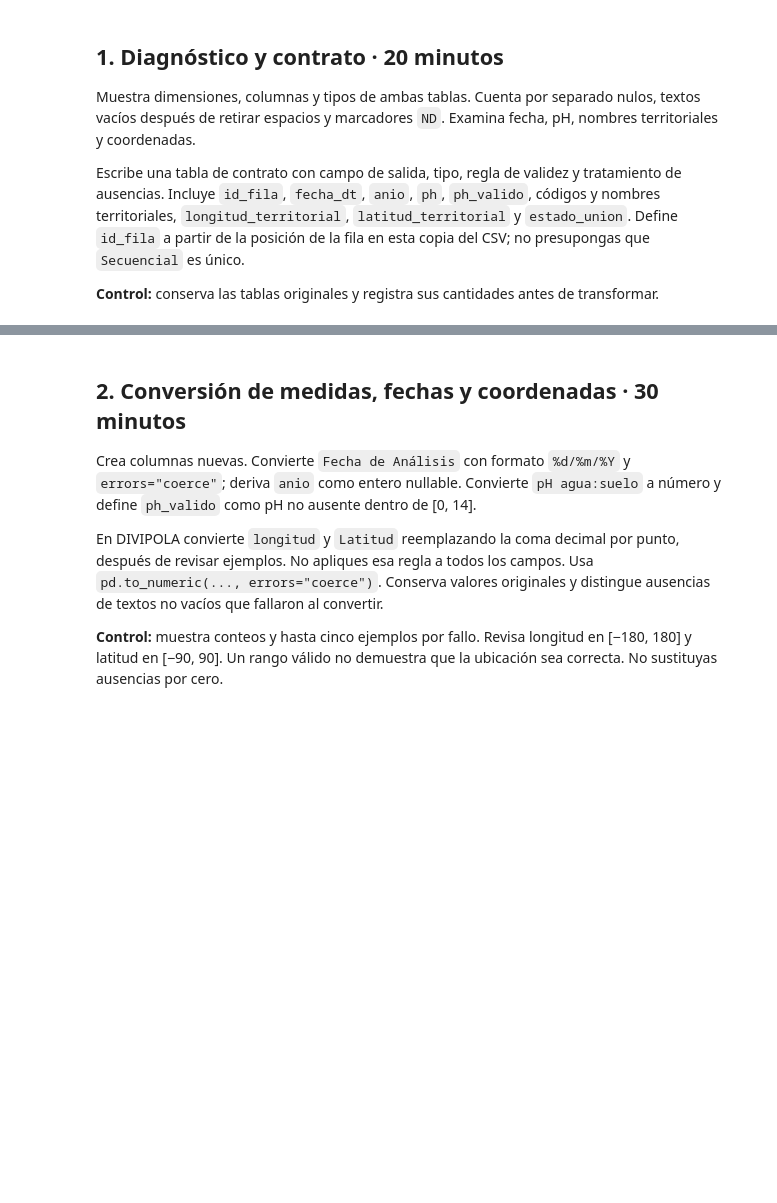
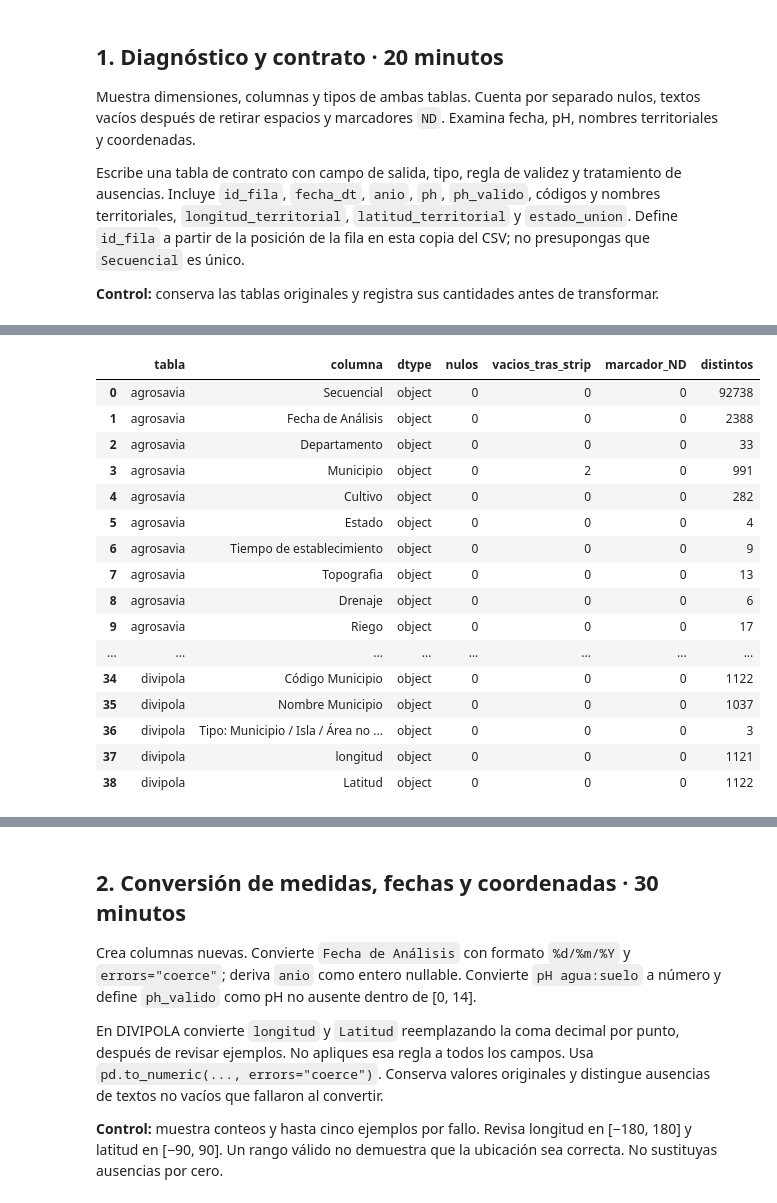
Before and after one commit to stefany16-web/big-data-postgraduate, a Jupyter notebook: soluciones/PD04_limpieza_integracion_territorial.ipynb, the cells around one changed output, grey strips where cells are left out. Drawn from its saved outputs; the diff is of its cells as text; code cells hidden in the pictures; blank space fills up the shorter version.

```diff
--- a/soluciones/PD04_limpieza_integracion_territorial.ipynb
+++ b/soluciones/PD04_limpieza_integracion_territorial.ipynb
@@ -197,0 +96,65 @@ Tipos de datos:
+# %%
+# Desarrollo
+
+# Nombrando las columnas
+COL_FECHA = "Fecha de Análisis"
+COL_PH = "pH agua:suelo"
+COL_DPTO_S = "Departamento"
+COL_MPIO_S = "Municipio"
+COL_COD_DPTO = "Código Departamento"
+COL_NOM_DPTO = "Nombre Departamento"
+COL_COD_MPIO = "Código Municipio"
+COL_NOM_MPIO = "Nombre Municipio"
+COL_LON = "longitud"
+COL_LAT = "Latitud"
+
+faltan_suelo = [c for c in [COL_FECHA, COL_PH, COL_DPTO_S, COL_MPIO_S] if c not in suelo.columns]
+faltan_terr = [c for c in [COL_COD_DPTO, COL_NOM_DPTO, COL_COD_MPIO, COL_NOM_MPIO, COL_LON, COL_LAT] if c not in territorio.columns]
+assert not faltan_suelo, f"Columnas ausentes en AGROSAVIA: {faltan_suelo}. Disponibles: {suelo.columns.tolist()}"
+assert not faltan_terr, f"Columnas ausentes en DIVIPOLA: {faltan_terr}. Disponibles: {territorio.columns.tolist()}"
+
+# Copias antes de transformar
+suelo_original = suelo.copy()
+territorio_original = territorio.copy()
+conteos_entrada = pd.DataFrame({
+    "tabla": ["agrosavia.csv", "divipola.csv"],
+    "filas": [len(suelo_original), len(territorio_original)],
+    "columnas": [suelo_original.shape[1], territorio_original.shape[1]],
+})
+display(conteos_entrada)
+
+# Nulos, vacíos tras strip y marcador ND
+perfil = []
+for nombre_tabla, tabla in [("agrosavia", suelo_original), ("divipola", territorio_original)]:
+    for col in tabla.columns:
+        texto = tabla[col]
+        recortado = texto.str.strip()
+        perfil.append({
+            "tabla": nombre_tabla,
+            "columna": col,
+            "dtype": str(texto.dtype),
+            "nulos": int(texto.isna().sum()),
+            "vacios_tras_strip": int(recortado.eq("").sum()),
+            "marcador_ND": int(recortado.str.upper().eq("ND").sum()),
+            "distintos": int(texto.nunique()),
+        })
+perfil = pd.DataFrame(perfil)
+display(perfil)
+
+# Secuencial
+if "Secuencial" in suelo_original.columns:
+    dup_sec = suelo_original["Secuencial"].duplicated(keep=False)
+    print("Filas con Secuencial repetido:", int(dup_sec.sum()), "de", len(suelo_original))
+
+# Examinando campos
+print("\nFecha de análisis – valores más frecuentes:")
+display(suelo_original[COL_FECHA].value_counts(dropna=False).head(10))
+print("Longitudes de texto de fecha:")
+display(suelo_original[COL_FECHA].str.strip().str.len().value_counts(dropna=False).sort_index())
+print("\npH – muestra de valores distintos:")
+display(suelo_original[COL_PH].drop_duplicates().head(15).tolist())
+print("\nNombres territoriales en AGROSAVIA (pares más frecuentes):")
+display(suelo_original[[COL_DPTO_S, COL_MPIO_S]].value_counts().head(15))
+print("\nCoordenadas DIVIPOLA – ejemplos:")
+display(territorio_original[[COL_NOM_MPIO, COL_LON, COL_LAT]].head(8))
+# %% [output]
@@ -197,0 +164,17 @@ Tipos de datos:
+|  | tabla | columna | dtype | nulos | vacios_tras_strip | marcador_ND | distintos |
+| 0 | agrosavia | Secuencial | object | 0 | 0 | 0 | 92738 |
+| 1 | agrosavia | Fecha de Análisis | object | 0 | 0 | 0 | 2388 |
+| 2 | agrosavia | Departamento | object | 0 | 0 | 0 | 33 |
+| 3 | agrosavia | Municipio | object | 0 | 2 | 0 | 991 |
+| 4 | agrosavia | Cultivo | object | 0 | 0 | 0 | 282 |
+| 5 | agrosavia | Estado | object | 0 | 0 | 0 | 4 |
+| 6 | agrosavia | Tiempo de establecimiento | object | 0 | 0 | 0 | 9 |
+| 7 | agrosavia | Topografia | object | 0 | 0 | 0 | 13 |
+| 8 | agrosavia | Drenaje | object | 0 | 0 | 0 | 6 |
+| 9 | agrosavia | Riego | object | 0 | 0 | 0 | 17 |
+| ... | ... | ... | ... | ... | ... | ... | ... |
+| 34 | divipola | Código Municipio | object | 0 | 0 | 0 | 1122 |
+| 35 | divipola | Nombre Municipio | object | 0 | 0 | 0 | 1037 |
+| 36 | divipola | Tipo: Municipio / Isla / Área no ... | object | 0 | 0 | 0 | 3 |
+| 37 | divipola | longitud | object | 0 | 0 | 0 | 1121 |
+| 38 | divipola | Latitud | object | 0 | 0 | 0 | 1122 |
```
Also changed, not shown: parts of 22 cells of this notebook, 1 other file.
